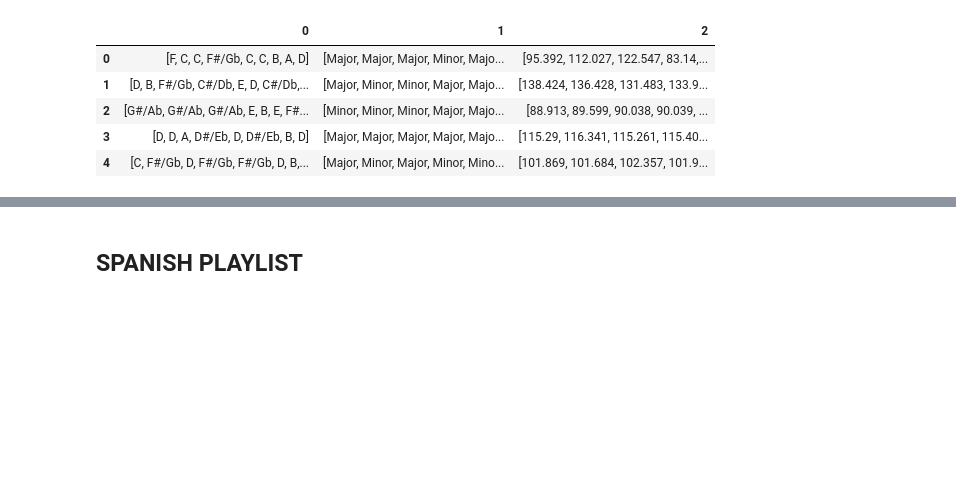
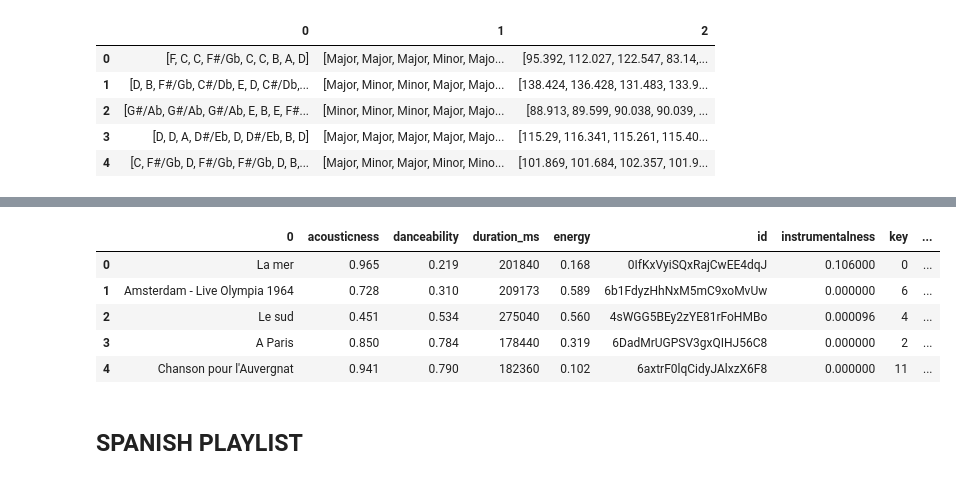
Before and after one commit to FinchMF/Classification_Models, a Jupyter notebook: spotify_api_calls.ipynb, the cells around one changed output, grey strips where cells are left out. Cells and saved outputs as stored; diff of their text form; code cells hidden in the pictures; blank space fills up the shorter version.

```diff
--- a/spotify_api_calls.ipynb
+++ b/spotify_api_calls.ipynb
@@ -1995,3 +2043,6 @@ french_section_df.head()
 | 2 | [G#/Ab, G#/Ab, G#/Ab, E, B, E, F#... | [Minor, Minor, Minor, Major, Majo... | [88.913, 89.599, 90.038, 90.039, ... |
 | 3 | [D, D, A, D#/Eb, D, D#/Eb, B, D] | [Major, Major, Major, Major, Majo... | [115.29, 116.341, 115.261, 115.40... |
 | 4 | [C, F#/Gb, D, F#/Gb, F#/Gb, D, B,... | [Major, Minor, Major, Minor, Mino... | [101.869, 101.684, 102.357, 101.9... |
+# %%
+french_section_df = french_section_df.rename({0:'Harmonic_Progression', 1:'Modal_Progression', 2:'Tempo_Progression'}, axis ='columns')
+french_section_df.head()
@@ -1998,3 +2056,17 @@ french_section_df.head()
+# %%
+new_french_df = pd.concat([french_titles, french_df, french_section_df], axis=1, sort=False)
+new_french_df['Harmonic_Progression'] = new_french_df['Harmonic_Progression'].apply(lambda x: l_to_s(x))
+new_french_df['Modal_Progression'] = new_french_df['Modal_Progression'].apply(lambda x: l_to_s(x))
+new_french_df['Tempo_Progression'] = new_french_df['Tempo_Progression'].apply(lambda x: l_to_int(x))
+new_french_df = new_french_df.drop(['analysis_url', 'track_href', 'type', 'uri'], axis=1)
+new_french_df.head()
+# %% [output]
+|  | 0 | acousticness | danceability | duration_ms | energy | id | instrumentalness | key | ... |
+| 0 | La mer | 0.965 | 0.219 | 201840 | 0.168 | 0IfKxVyiSQxRajCwEE4dqJ | 0.106000 | 0 | ... |
+| 1 | Amsterdam - Live Olympia 1964 | 0.728 | 0.310 | 209173 | 0.589 | 6b1FdyzHhNxM5mC9xoMvUw | 0.000000 | 6 | ... |
+| 2 | Le sud | 0.451 | 0.534 | 275040 | 0.560 | 4sWGG5BEy2zYE81rFoHMBo | 0.000096 | 4 | ... |
+| 3 | A Paris | 0.850 | 0.784 | 178440 | 0.319 | 6DadMrUGPSV3gxQIHJ56C8 | 0.000000 | 2 | ... |
+| 4 | Chanson pour l'Auvergnat | 0.941 | 0.790 | 182360 | 0.102 | 6axtrF0lqCidyJAlxzX6F8 | 0.000000 | 11 | ... |
 # %% [markdown]
 ## SPANISH PLAYLIST
 # %%
```
Also changed, not shown: parts of 17 cells of this notebook.
